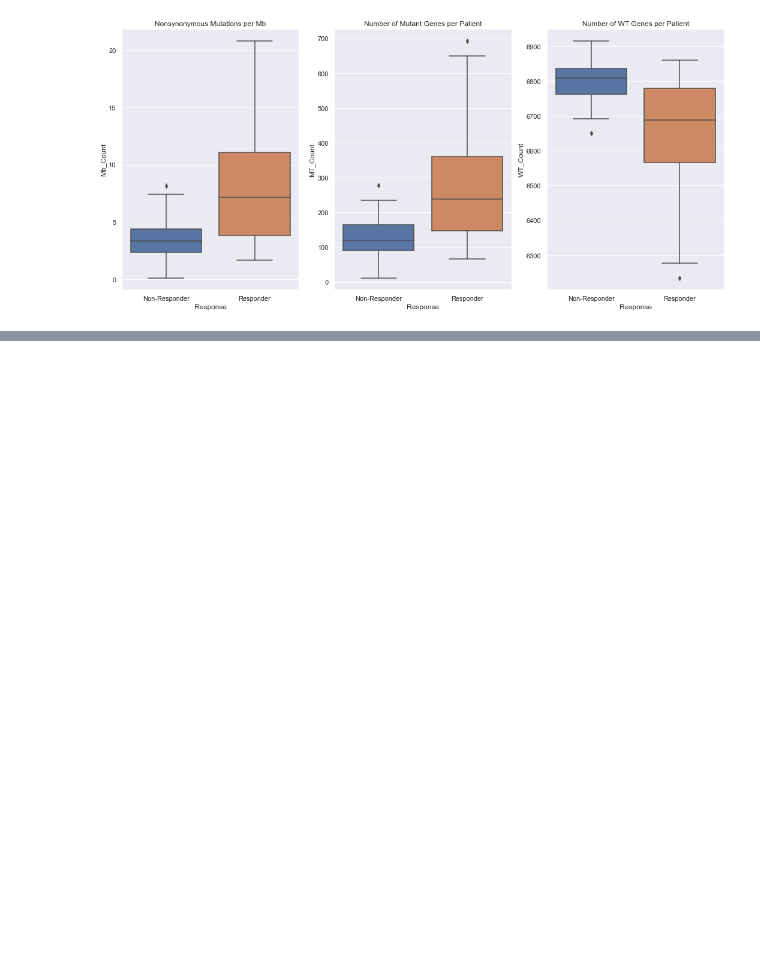
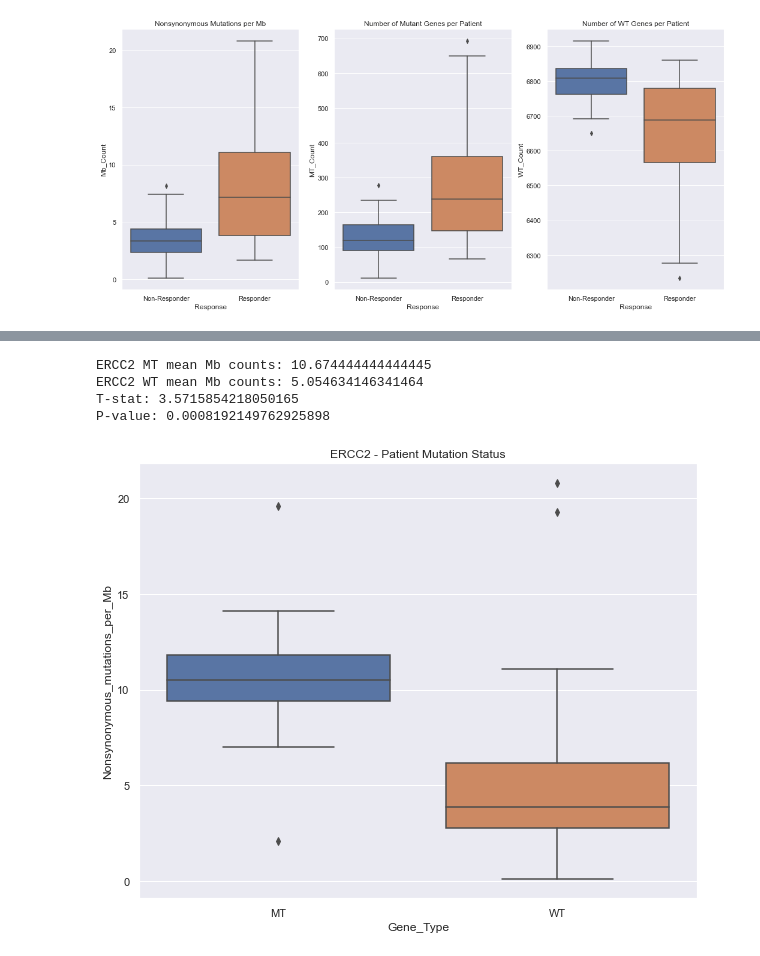
Before and after one commit to jakecharris/dana_farber-assignment, a Jupyter notebook: code-notebook.ipynb, the cells around one changed output, grey strips where cells are left out. Saved outputs shown, nothing was run; the diff lists cells and outputs as text; code cells hidden in the pictures; blank space fills up the shorter version.

```diff
--- a/code-notebook.ipynb
+++ b/code-notebook.ipynb
@@ -409,0 +393,38 @@ gene_enrichment_table[gene_enrichment_table['Gene']=='CEP350']
+# %%
+# compare nonsynonymous_mutations_per_Mb between MT/WT patients
+def ercc2_mt_compare():
+
+    # create DF of MT/WT patients with Mb counts
+    ercc2_df = nonsynon_df[nonsynon_df['Hugo_Symbol']=='ERCC2']
+    ercc2_df = ercc2_df.groupby(['Patient_ID', 'Nonsynonymous_mutations_per_Mb'])['Patient_ID'].nunique()
+    ercc2_df = ercc2_df.to_frame('MT').reset_index()
+    for patient in nonsynon_df['Patient_ID'].unique():
+        if ercc2_df['Patient_ID'].isin([patient]).any():
+            pass
+        else:
+            patient_ercc2 = {'Patient_ID': patient, \
+                'Nonsynonymous_mutations_per_Mb': nonsynon_df[nonsynon_df['Patient_ID']==patient]['Nonsynonymous_mutations_per_Mb'].unique(), 'MT': 0}
+            patient_df = pd.DataFrame.from_dict(patient_ercc2)
+            ercc2_df = pd.concat([ercc2_df, patient_df], ignore_index=True)
+    ercc2_df['Gene_Type'] = ercc2_df.apply(lambda row: 'MT' if row['MT']==1 else 'WT', axis=1)
+
+    # Run t-test to compare mean Mb_counts between MT/WT groups
+    mt_group = np.array([x for x,y in zip(ercc2_df['Nonsynonymous_mutations_per_Mb'], ercc2_df['MT']) if y==1]) # MT Mb_counts
+    wt_group = np.array([x for x,y in zip(ercc2_df['Nonsynonymous_mutations_per_Mb'], ercc2_df['MT']) if y==0]) # WT Mb_counts
+    tstat, pval = ttest_ind(mt_group, wt_group)
+    print('ERCC2 MT mean Mb counts:', mt_group.mean())
+    print('ERCC2 WT mean Mb counts:', wt_group.mean())
+    print('T-stat:', tstat)
+    print('P-value:', pval)
+
+    # Boxplot to visualize results
+    sns.set(rc={'figure.figsize': (10,8)})
+    sns.boxplot(data=ercc2_df, x='Gene_Type', y='Nonsynonymous_mutations_per_Mb').set(title='ERCC2 - Patient Mutation Status')
+
+ercc2_mt_compare()
+# %% [output]
+ERCC2 MT mean Mb counts: 10.674444444444445
+ERCC2 WT mean Mb counts: 5.054634146341464
+T-stat: 3.5715854218050165
+P-value: 0.0008192149762925898
+[figure, added]
```
Also changed, not shown: parts of 25 cells of this notebook.
